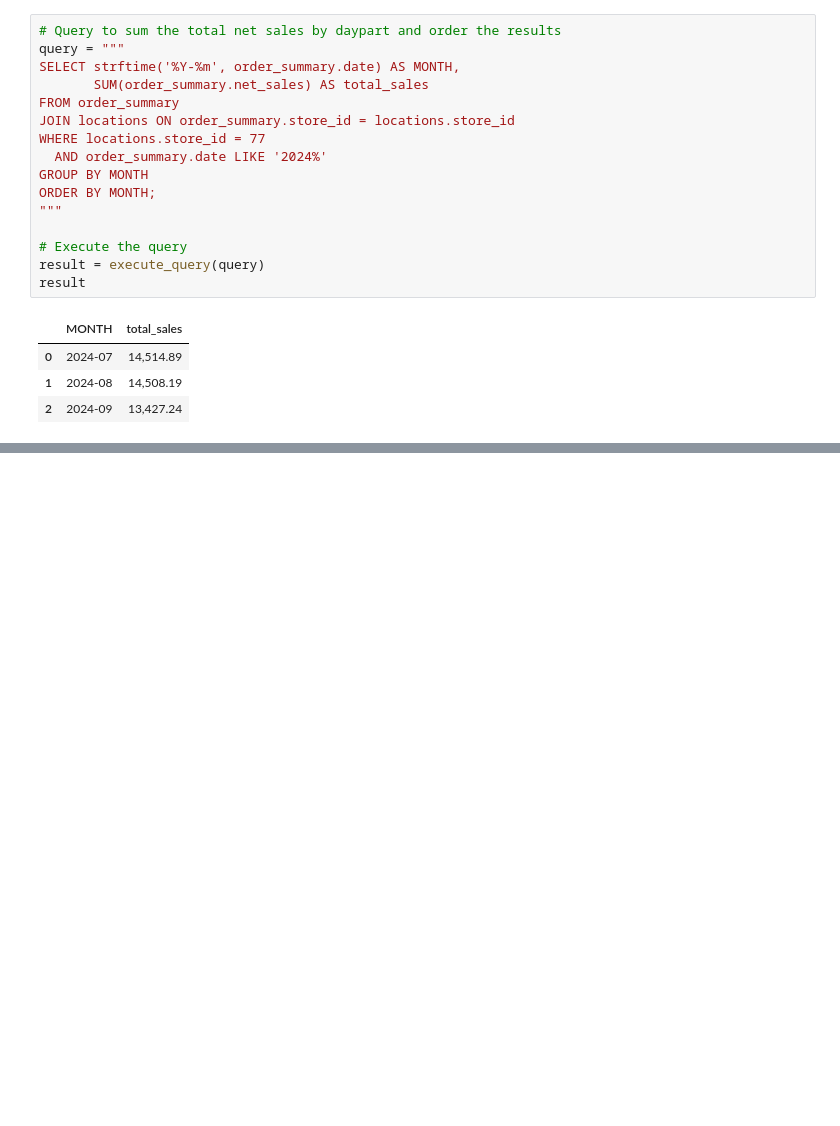
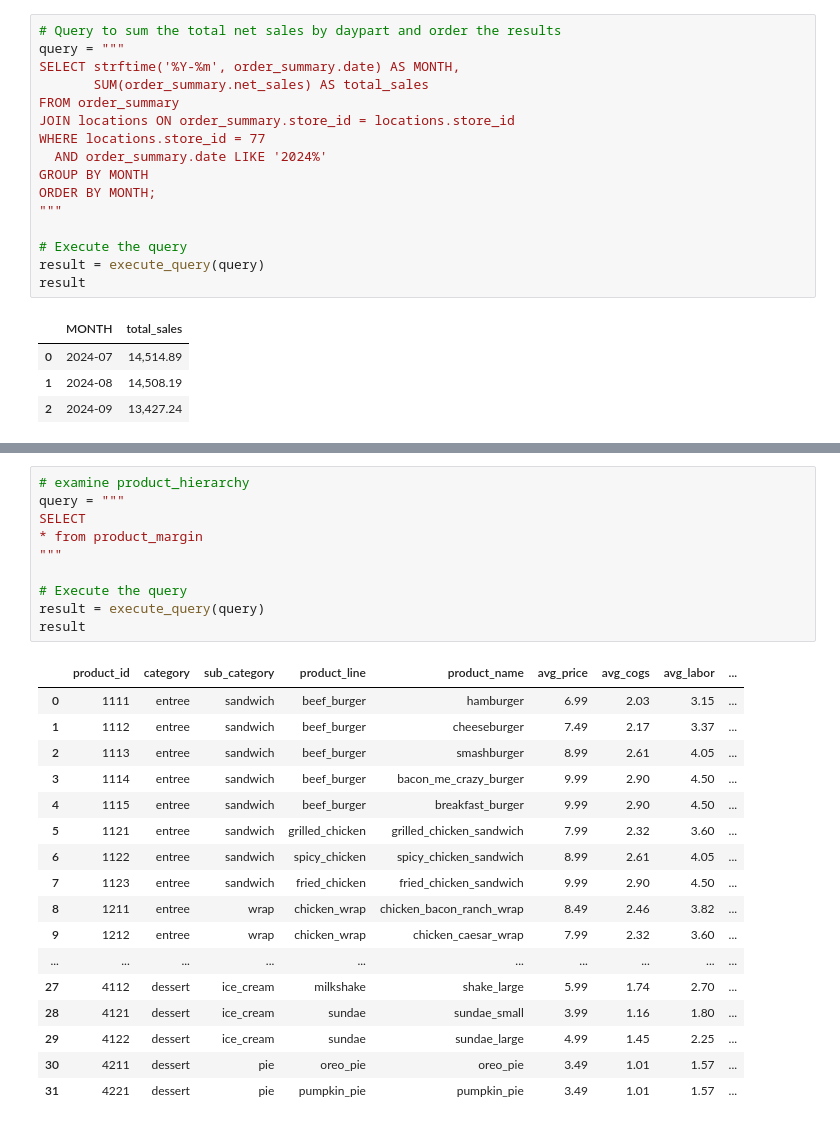
Before and after one commit to gojandrooo/insights-on-demand-demo, a Jupyter notebook: nb03_db_query.ipynb, the cells around one changed output, grey strips where cells are left out. Cells and saved outputs as stored; diff of their text form; blank space fills up the shorter version.

```diff
--- a/nb03_db_query.ipynb
+++ b/nb03_db_query.ipynb
@@ -977,0 +854,28 @@ result
+# %%
+# examine product_hierarchy
+query = """
+SELECT
+* from product_margin
+"""
+
+# Execute the query
+result = execute_query(query)
+result
+# %% [output]
+|  | product_id | category | sub_category | product_line | product_name | avg_price | avg_cogs | avg_labor | ... |
+| 0 | 1111 | entree | sandwich | beef_burger | hamburger | 6.99 | 2.03 | 3.15 | ... |
+| 1 | 1112 | entree | sandwich | beef_burger | cheeseburger | 7.49 | 2.17 | 3.37 | ... |
+| 2 | 1113 | entree | sandwich | beef_burger | smashburger | 8.99 | 2.61 | 4.05 | ... |
+| 3 | 1114 | entree | sandwich | beef_burger | bacon_me_crazy_burger | 9.99 | 2.90 | 4.50 | ... |
+| 4 | 1115 | entree | sandwich | beef_burger | breakfast_burger | 9.99 | 2.90 | 4.50 | ... |
+| 5 | 1121 | entree | sandwich | grilled_chicken | grilled_chicken_sandwich | 7.99 | 2.32 | 3.60 | ... |
+| 6 | 1122 | entree | sandwich | spicy_chicken | spicy_chicken_sandwich | 8.99 | 2.61 | 4.05 | ... |
+| 7 | 1123 | entree | sandwich | fried_chicken | fried_chicken_sandwich | 9.99 | 2.90 | 4.50 | ... |
+| 8 | 1211 | entree | wrap | chicken_wrap | chicken_bacon_ranch_wrap | 8.49 | 2.46 | 3.82 | ... |
+| 9 | 1212 | entree | wrap | chicken_wrap | chicken_caesar_wrap | 7.99 | 2.32 | 3.60 | ... |
+| ... | ... | ... | ... | ... | ... | ... | ... | ... | ... |
+| 27 | 4112 | dessert | ice_cream | milkshake | shake_large | 5.99 | 1.74 | 2.70 | ... |
+| 28 | 4121 | dessert | ice_cream | sundae | sundae_small | 3.99 | 1.16 | 1.80 | ... |
+| 29 | 4122 | dessert | ice_cream | sundae | sundae_large | 4.99 | 1.45 | 2.25 | ... |
+| 30 | 4211 | dessert | pie | oreo_pie | oreo_pie | 3.49 | 1.01 | 1.57 | ... |
+| 31 | 4221 | dessert | pie | pumpkin_pie | pumpkin_pie | 3.49 | 1.01 | 1.57 | ... |
```
Also changed, not shown: parts of 21 cells of this notebook, 1 other file.
